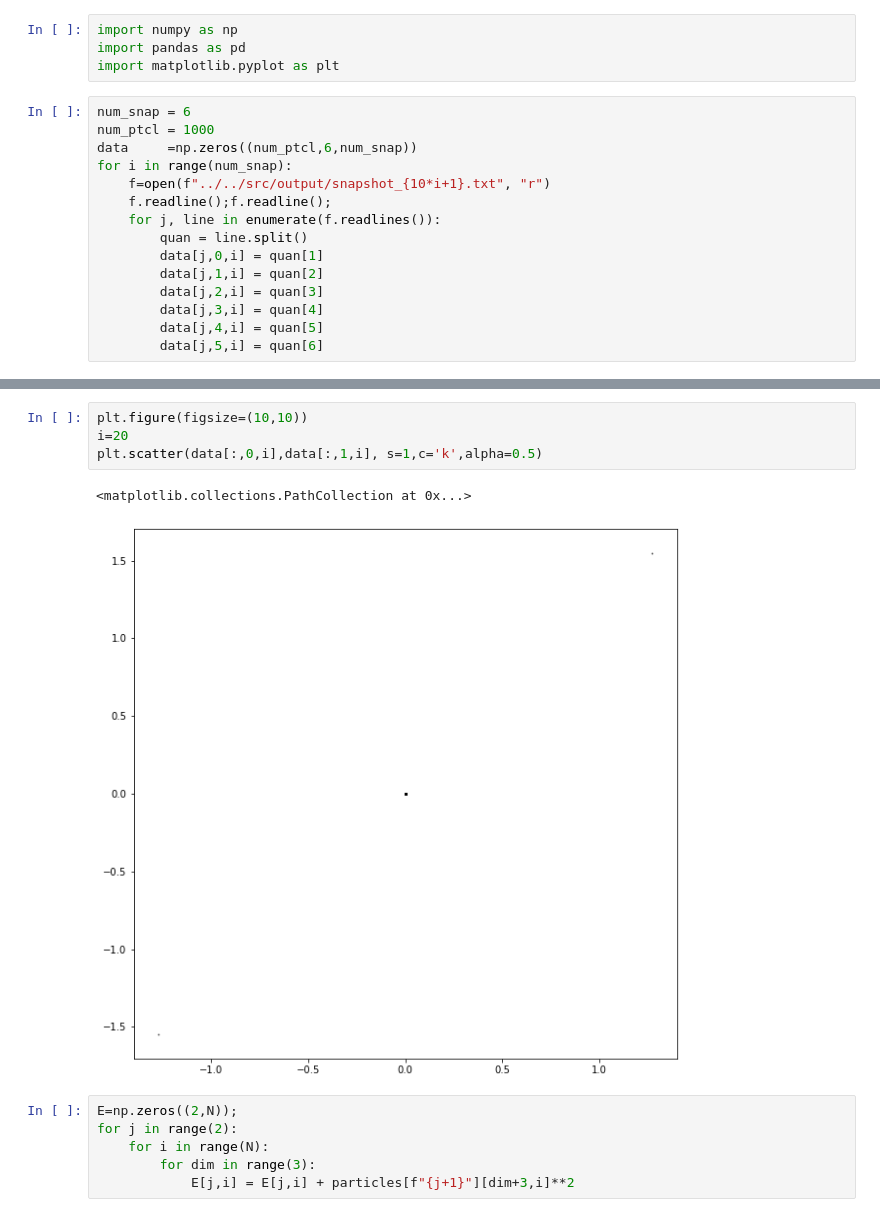
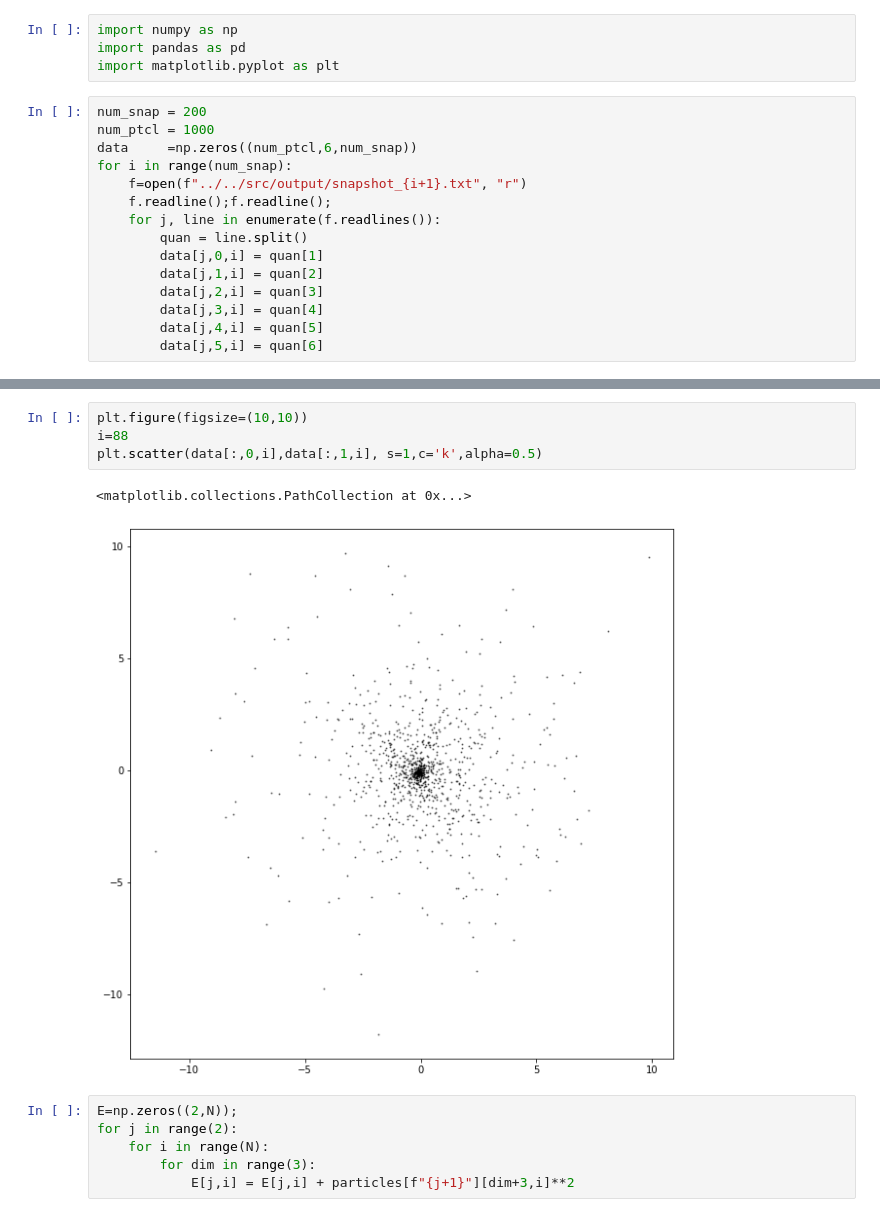
Before and after one commit to YongseokJo/NbodyPlus, a Jupyter notebook: test_problems/star_cluster/sc_1e5.ipynb, the cells around one changed output, grey strips where cells are left out. Cells and saved outputs as stored; diff of their text form.

```diff
--- a/test_problems/star_cluster/sc_1e5.ipynb
+++ b/test_problems/star_cluster/sc_1e5.ipynb
@@ -3,11 +3,11 @@ import numpy as np
 import pandas as pd
 import matplotlib.pyplot as plt
 # %%
-num_snap = 6
+num_snap = 200
 num_ptcl = 1000
 data     =np.zeros((num_ptcl,6,num_snap))
 for i in range(num_snap):
-    f=open(f"../../src/output/snapshot_{10*i+1}.txt", "r")
+    f=open(f"../../src/output/snapshot_{i+1}.txt", "r")
     f.readline();f.readline();
     for j, line in enumerate(f.readlines()):
         quan = line.split()
@@ -31,10 +31,10 @@ plt.scatter(data[:,0,i],data[:,1,i], s=1,c='b',alpha=0.5)
 # %%
 plt.figure(figsize=(10,10))
-i=20
+i=88
 plt.scatter(data[:,0,i],data[:,1,i], s=1,c='k',alpha=0.5)
 # %% [output]
 <matplotlib.collections.PathCollection at 0x...>
-[figure, old version]
+[figure, new version]
 # %%
 E=np.zeros((2,N));
 for j in range(2):
```
Also changed, not shown: parts of 1 cell of this notebook, 1 other file.
